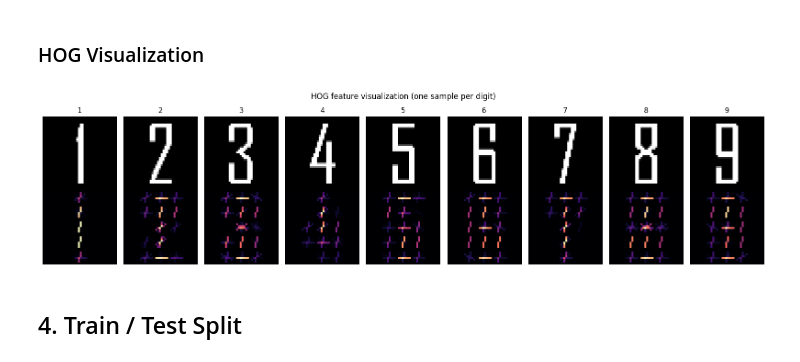
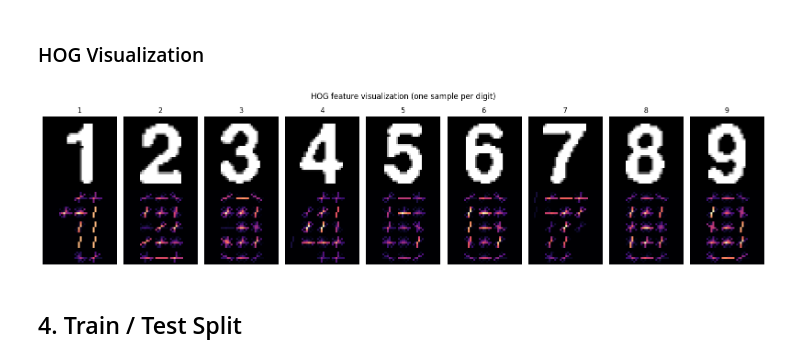
Before and after one commit to eddie-an/Optical-Sudoku-Solver, a Jupyter notebook: DigitRecognition.ipynb, the cells around one changed output. Drawn from its saved outputs; the diff is of its cells as text; code cells hidden in the pictures.

```diff
--- a/DigitRecognition.ipynb
+++ b/DigitRecognition.ipynb
@@ -11,3 +22,13 @@ This notebook trains a Support Vector Machine (SVM) classifier to recognize prin
+# %%
+# ── Data source selection ───────────────────────────────────────────────────
+# "chars74k" : Chars74K EnglishFnt computer fonts only
+# "sudoku"   : Mined labeled cells from the Sudoku dataset only
+# "both"     : Combine both sources (recommended)
+DATA_SOURCE = "sudoku"
+
+# Paths (used conditionally below)
+CHARS74K_PATH = os.path.join("data", "English", "Fnt")
+SUDOKU_DATASET_PATH = os.path.join("data", "sudoku_dataset", "images")
 # %% [markdown]
 ## 1. Dataset Setup
 
@@ -104,0 +191,21 @@ Image shape: (40, 40)
+# %%
+# Show original vs 3 augmented versions for one sample of each digit
+fig, axes = plt.subplots(9, 4, figsize=(6, 16))
+fig.suptitle("Original (col 1) vs augmented copies (cols 2–4) per digit", fontsize=12)
+
+vis_rng = np.random.default_rng(seed=0)
+for row, digit in enumerate(range(1, 10)):
+    digit_indices = np.where(labels == digit)[0]
+    # Pick the first non-black sample for a clean visualization
+    idx = next((i for i in digit_indices if images[i].max() > 0), digit_indices[0])
+    original = images[idx]
+    axes[row, 0].imshow(original, cmap="gray", vmin=0, vmax=255)
+    axes[row, 0].set_ylabel(str(digit), fontsize=11, rotation=0, labelpad=12)
+    axes[row, 0].axis("off")
+    for col in range(1, 4):
+        aug = augment_image(original, rng=vis_rng)
+        axes[row, col].imshow(aug, cmap="gray", vmin=0, vmax=255)
+        axes[row, col].axis("off")
+
+plt.tight_layout()
+plt.show()
@@ -105,12 +214,12 @@ Image shape: (40, 40)
 # %%
 fig, axes = plt.subplots(9, 8, figsize=(12, 14))
-fig.suptitle("Sample images from Chars74K EnglishFnt (8 fonts per digit)", fontsize=13)
+fig.suptitle(f"Sample images — DATA_SOURCE='{DATA_SOURCE}' (8 samples per digit)", fontsize=13)
 
 for row, digit in enumerate(range(1, 10)):
     digit_indices = np.where(labels == digit)[0]
     sample_indices = digit_indices[:8]
     for col, idx in enumerate(sample_indices):
-        axes[row, col].imshow(images[idx], cmap="gray")
+        axes[row, col].imshow(images[idx], cmap="gray", vmin=0, vmax=255)
         axes[row, col].axis("off")
         if col == 0:
             axes[row, col].set_title(str(digit), fontsize=11, loc="left", pad=2)
@@ -144,27 +253,29 @@ Feature vector size per image: 576
 # %%
 from skimage.feature import hog as skimage_hog
 
 fig, axes = plt.subplots(2, 9, figsize=(16, 4))
 fig.suptitle("HOG feature visualization (one sample per digit)", fontsize=12)
 
 for col, digit in enumerate(range(1, 10)):
-    idx = np.where(labels == digit)[0][0]
+    digit_indices = np.where(labels == digit)[0]
+    # Pick the first non-black sample for a clean visualization
+    idx = next((i for i in digit_indices if images[i].max() > 0), digit_indices[0])
     img_norm = images[idx].astype(np.float32) / 255.0
     _, hog_image = skimage_hog(img_norm, **HOG_PARAMS, visualize=True)
 
-    axes[0, col].imshow(images[idx], cmap="gray")
+    axes[0, col].imshow(images[idx], cmap="gray", vmin=0, vmax=255)
     axes[0, col].set_title(str(digit), fontsize=11)
     axes[0, col].axis("off")
 
     axes[1, col].imshow(hog_image, cmap="magma")
     axes[1, col].axis("off")
 
 axes[0, 0].set_ylabel("Original", fontsize=10)
 axes[1, 0].set_ylabel("HOG", fontsize=10)
 plt.tight_layout()
 plt.show()
 # %% [output]
-[figure, old version]
+[figure, new version]
 # %% [markdown]
 ## 4. Train / Test Split
 # %%
```
Also changed, not shown: parts of 16 cells of this notebook, 1 other file.
